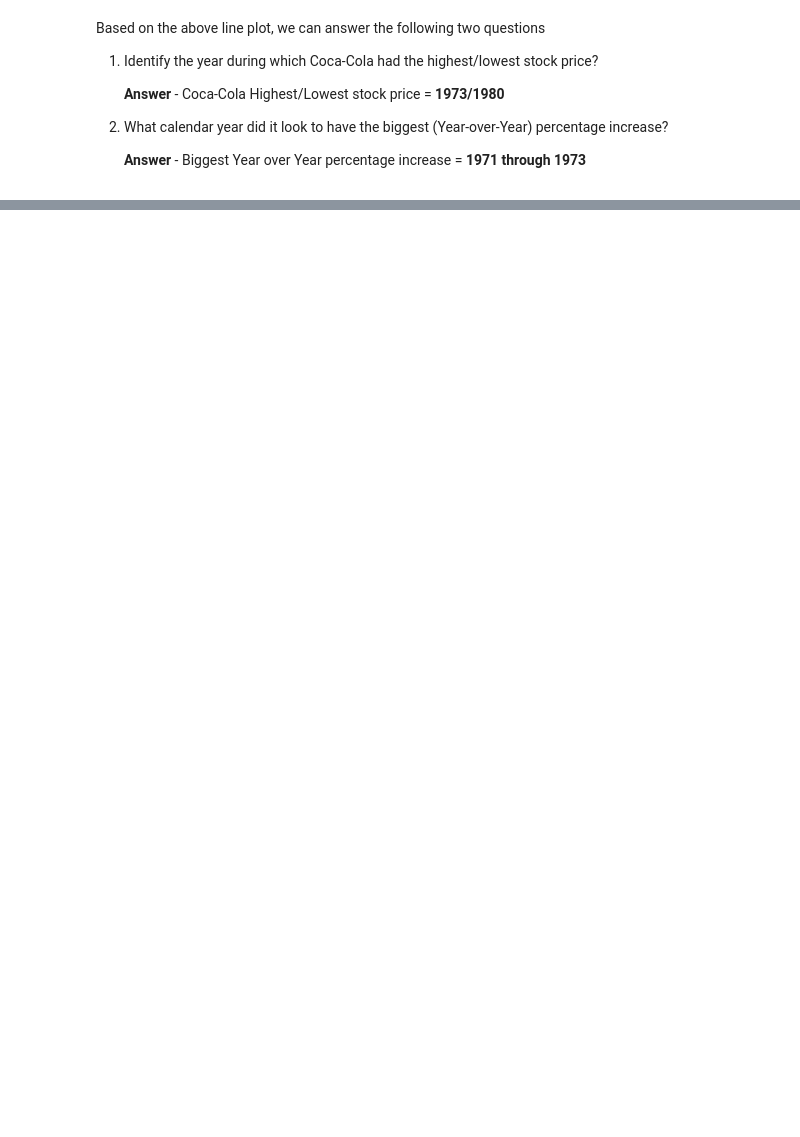
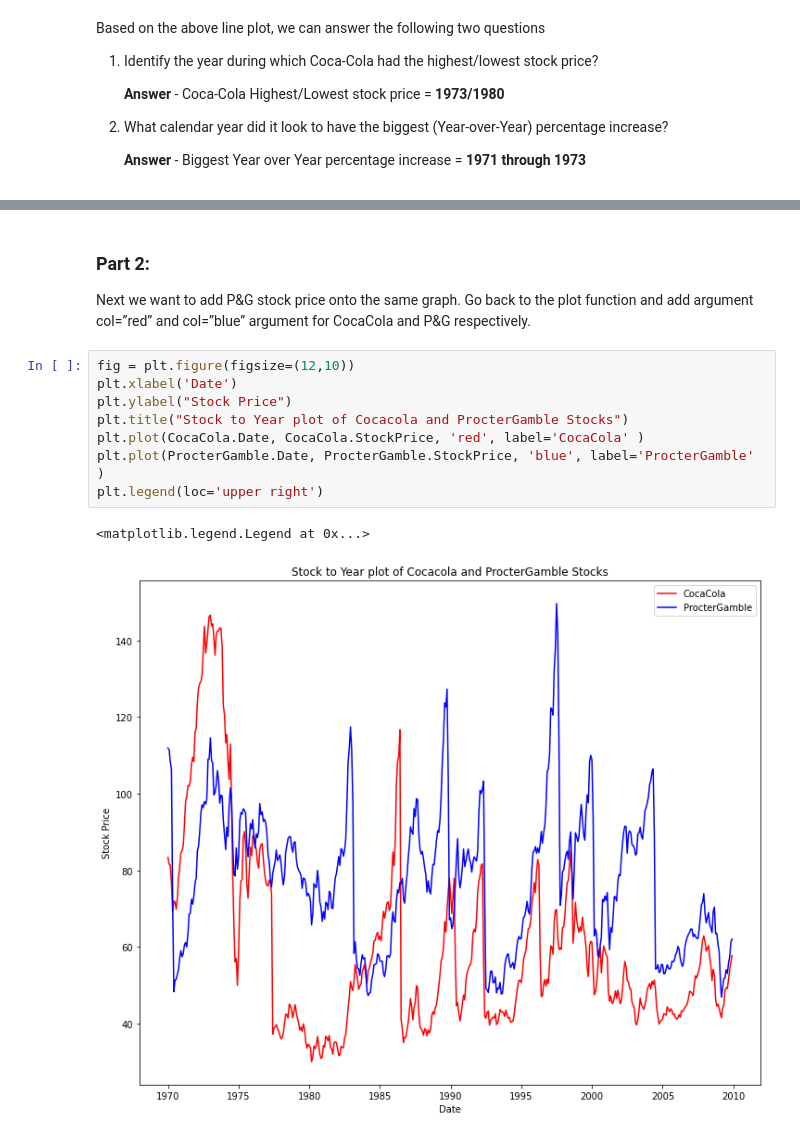
Before and after one commit to MarsPanther/Basic-Descriptive-Analytics-with-Python, a Jupyter notebook: lab 1 assignment.ipynb, the cells around one changed output, grey strips where cells are left out. Saved outputs shown, nothing was run; the diff lists cells and outputs as text; blank space fills up the shorter version.

```diff
--- a/lab 1 assignment.ipynb
+++ b/lab 1 assignment.ipynb
@@ -175,0 +182,15 @@ plt.plot(CocaCola.Date, CocaCola.StockPrice)
+# %% [markdown]
+### Part 2:
+Next we want to add P&G stock price onto the same graph.
+Go back to the plot function and add argument col=”red” and col=”blue” argument for CocaCola and P&G respectively.
+# %%
+fig = plt.figure(figsize=(12,10))
+plt.xlabel('Date')
+plt.ylabel("Stock Price")
+plt.title("Stock to Year plot of Cocacola and ProcterGamble Stocks")
+plt.plot(CocaCola.Date, CocaCola.StockPrice, 'red', label='CocaCola' )
+plt.plot(ProcterGamble.Date, ProcterGamble.StockPrice, 'blue', label='ProcterGamble' )
+plt.legend(loc='upper right')
+# %% [output]
+<matplotlib.legend.Legend at 0x...>
+[figure, added]
```
Also changed, not shown: parts of 5 cells of this notebook.
